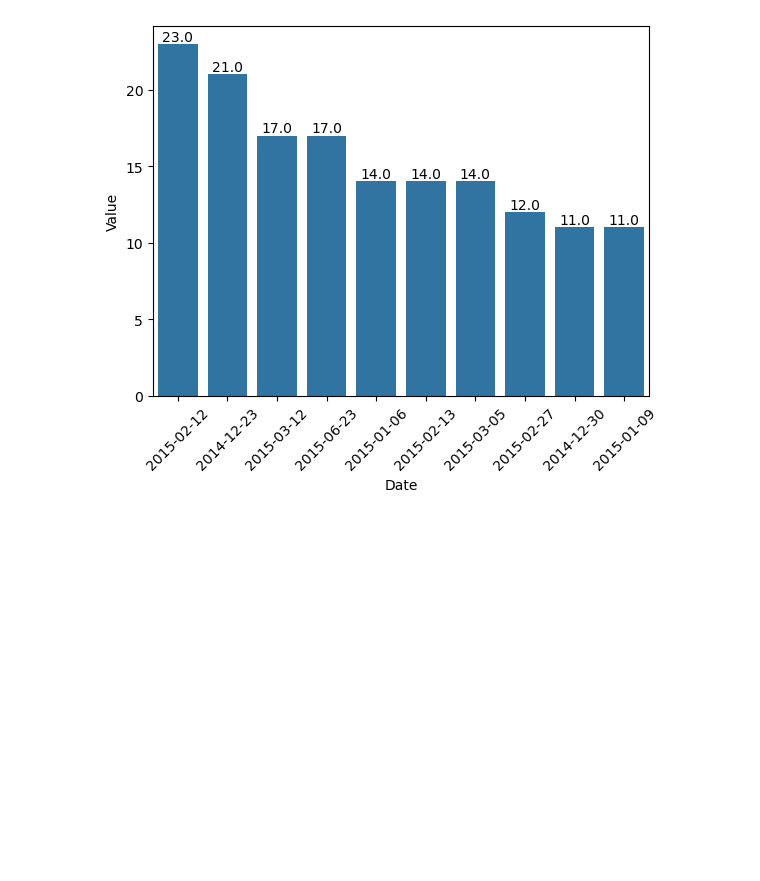
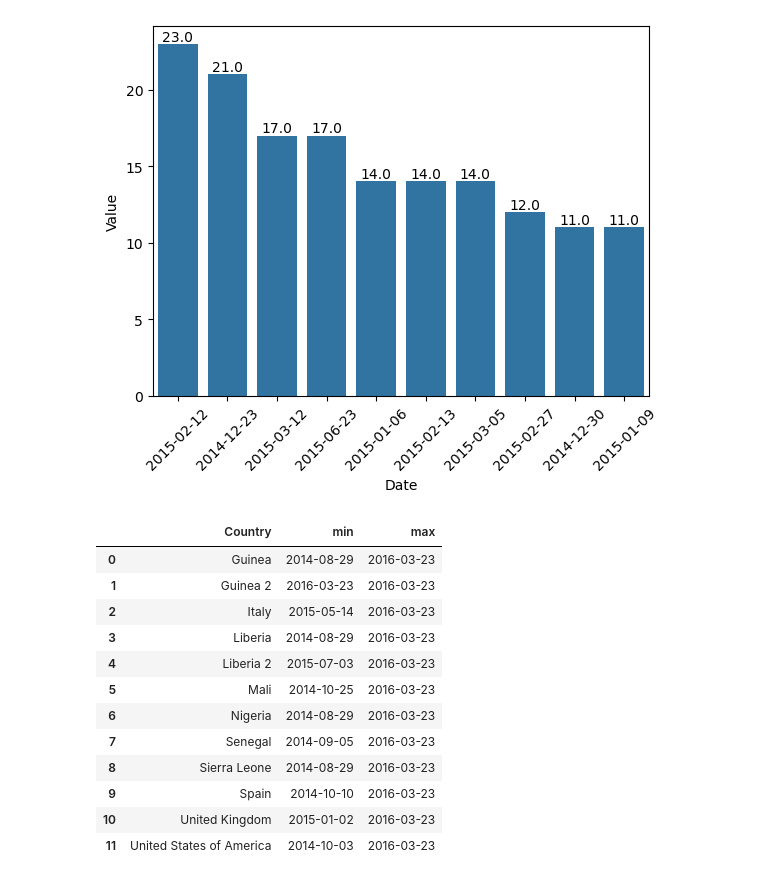
Before and after one commit to rzkynovan/tugas_tsdw, a Jupyter notebook: EDA.ipynb, the cells around one changed output. Cells and saved outputs as stored; diff of their text form; code cells hidden in the pictures; blank space fills up the shorter version.

```diff
--- a/EDA.ipynb
+++ b/EDA.ipynb
@@ -479,3 +478,20 @@ for p in ax.patches:
 plt.show()
 # %% [output]
 [figure]
+# %%
+date_range = df.groupby('Country')['Date'].agg(['min', 'max']).reset_index()
+date_range
+# %% [output]
+|  | Country | min | max |
+| 0 | Guinea | 2014-08-29 | 2016-03-23 |
+| 1 | Guinea 2 | 2016-03-23 | 2016-03-23 |
+| 2 | Italy | 2015-05-14 | 2016-03-23 |
+| 3 | Liberia | 2014-08-29 | 2016-03-23 |
+| 4 | Liberia 2 | 2015-07-03 | 2016-03-23 |
+| 5 | Mali | 2014-10-25 | 2016-03-23 |
+| 6 | Nigeria | 2014-08-29 | 2016-03-23 |
+| 7 | Senegal | 2014-09-05 | 2016-03-23 |
+| 8 | Sierra Leone | 2014-08-29 | 2016-03-23 |
+| 9 | Spain | 2014-10-10 | 2016-03-23 |
+| 10 | United Kingdom | 2015-01-02 | 2016-03-23 |
+| 11 | United States of America | 2014-10-03 | 2016-03-23 |
```
Also changed, not shown: parts of 4 cells of this notebook.
